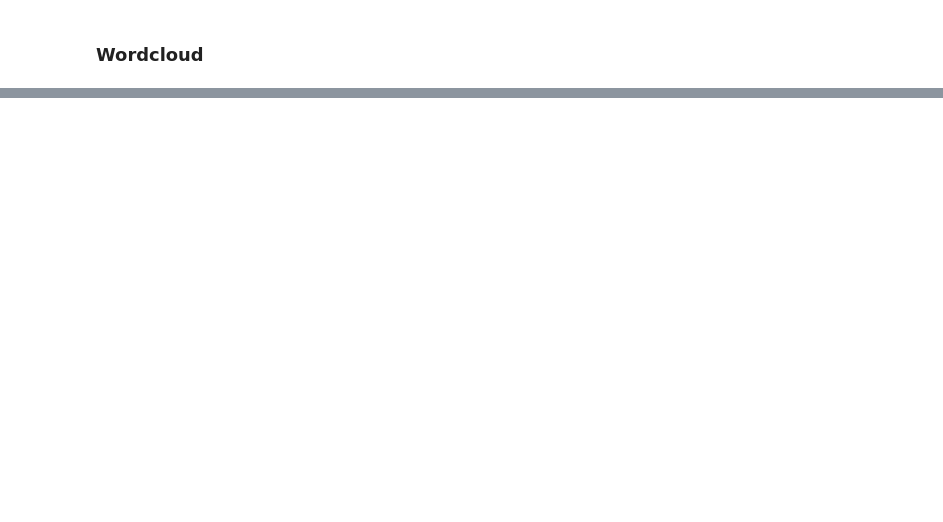
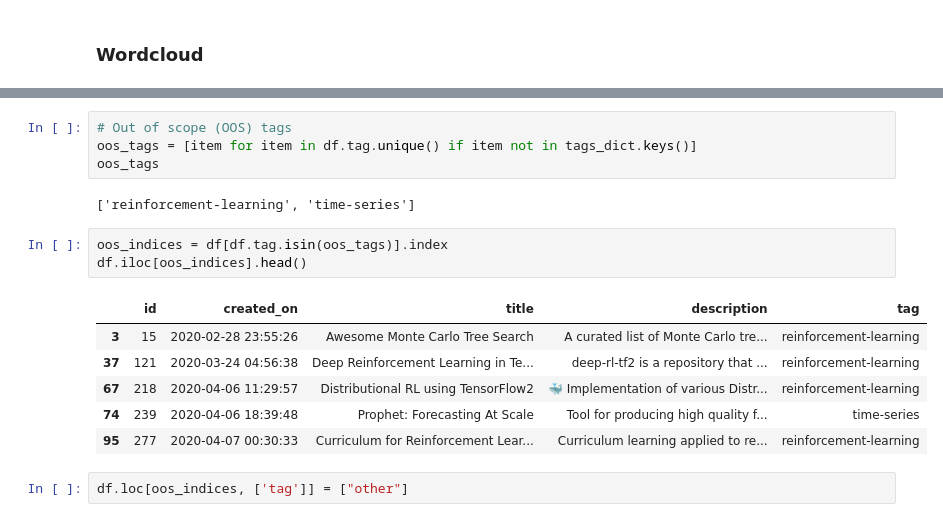
Before and after one commit to sohamtiwari3120/madewithml, a Jupyter notebook: notebooks/tagifai.ipynb, the cells around one changed output, grey strips where cells are left out. Cells and saved outputs as stored; diff of their text form; blank space fills up the shorter version.

```diff
--- a/notebooks/tagifai.ipynb
+++ b/notebooks/tagifai.ipynb
@@ -105,0 +111,18 @@ interactive(children=(Dropdown(description='tag', options=('natural-language-pro
+# %%
+# Out of scope (OOS) tags
+oos_tags = [item for item in df.tag.unique() if item not in tags_dict.keys()]
+oos_tags
+# %% [output]
+['reinforcement-learning', 'time-series']
+# %%
+oos_indices = df[df.tag.isin(oos_tags)].index
+df.iloc[oos_indices].head()
+# %% [output]
+|  | id | created_on | title | description | tag |
+| 3 | 15 | 2020-02-28 23:55:26 | Awesome Monte Carlo Tree Search | A curated list of Monte Carlo tre... | reinforcement-learning |
+| 37 | 121 | 2020-03-24 04:56:38 | Deep Reinforcement Learning in Te... | deep-rl-tf2 is a repository that ... | reinforcement-learning |
+| 67 | 218 | 2020-04-06 11:29:57 | Distributional RL using TensorFlow2 | 🐳 Implementation of various Distr... | reinforcement-learning |
+| 74 | 239 | 2020-04-06 18:39:48 | Prophet: Forecasting At Scale | Tool for producing high quality f... | time-series |
+| 95 | 277 | 2020-04-07 00:30:33 | Curriculum for Reinforcement Lear... | Curriculum learning applied to re... | reinforcement-learning |
+# %%
+df.loc[oos_indices, ['tag']] = ["other"]
```
Also changed, not shown: parts of 36 cells of this notebook.
